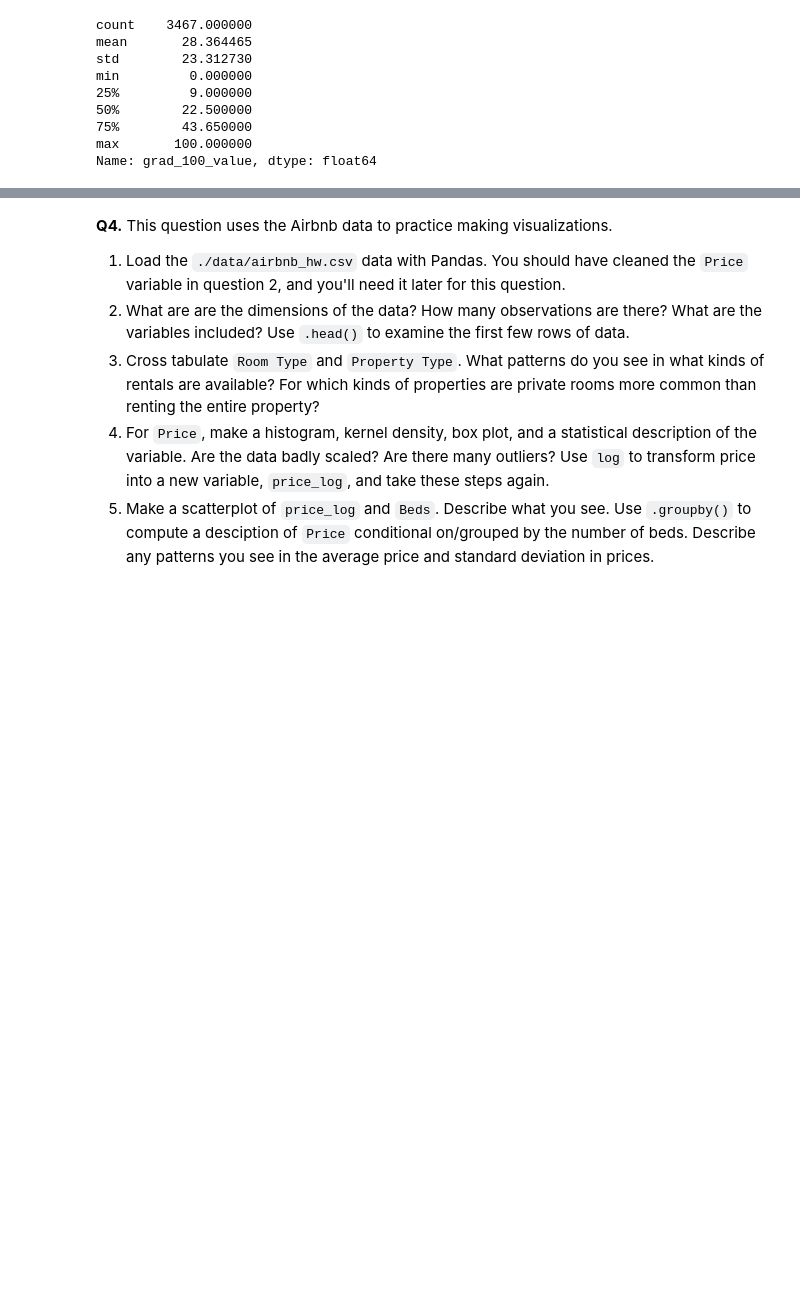
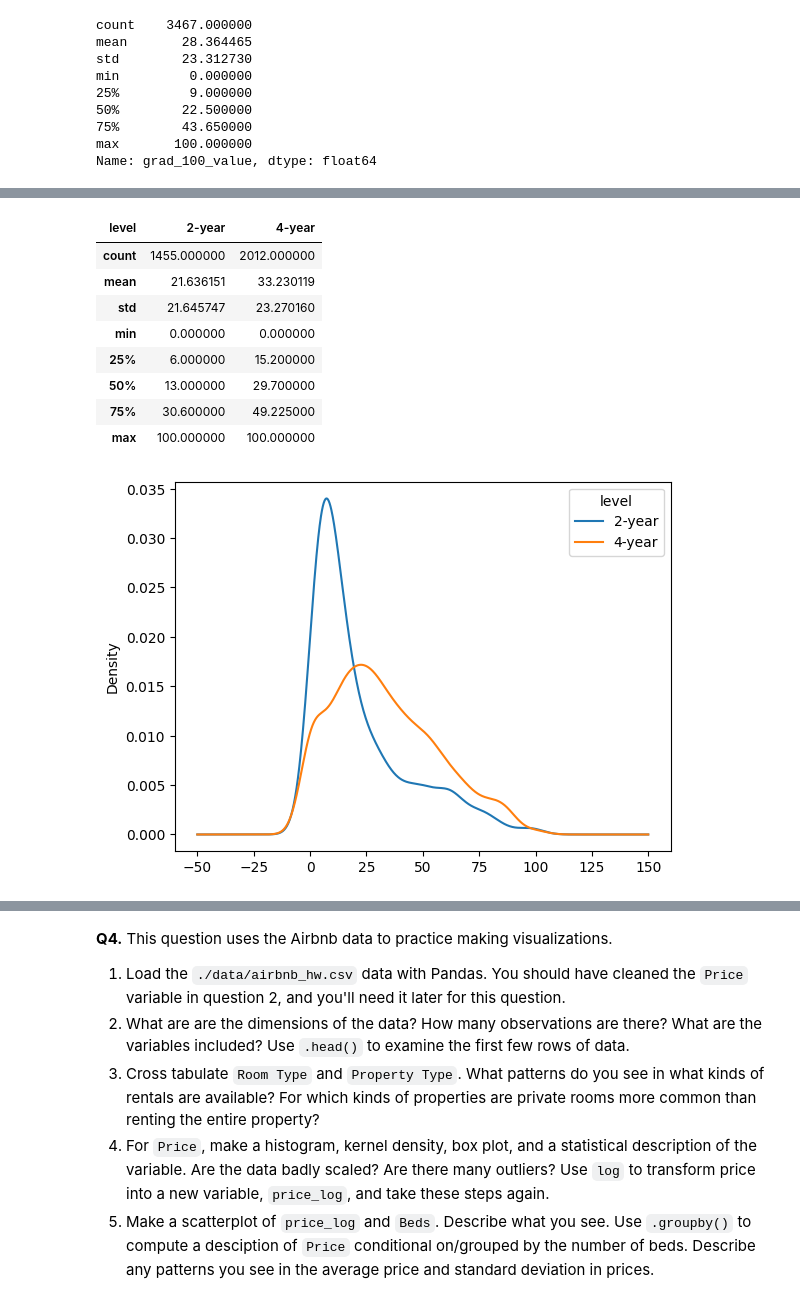
Before and after one commit to chrryyy/assignment2, a Jupyter notebook: assignment2.ipynb, the cells around one changed output, grey strips where cells are left out. Cells and saved outputs as stored; diff of their text form; code cells hidden in the pictures; blank space fills up the shorter version.

```diff
--- a/assignment2.ipynb
+++ b/assignment2.ipynb
@@ -249,0 +271,20 @@ Name: grad_100_value, dtype: float64
+# %%
+# Part 5 - Grouped by level
+college_level = college.pivot(columns = "level", values = "grad_100_value")
+college_level.plot.density()
+college_level.describe()
+
+# From the plot, we see that there is a peak and most of the density under the bell curve for 2-year institutions are between 0 and 25 on the x-axis, indicating that most of the time
+# at 2-year institutions that the percentage of undegraduates who graduated on time were between 0-25%. On the other hand, the density beyond 25 on the x-axis is greater when looking at
+# the 4-year curve, so 4-year institutions appear to have better graduation rates.
+# %% [output]
+| level | 2-year | 4-year |
+| count | 1455.000000 | 2012.000000 |
+| mean | 21.636151 | 33.230119 |
+| std | 21.645747 | 23.270160 |
+| min | 0.000000 | 0.000000 |
+| 25% | 6.000000 | 15.200000 |
+| 50% | 13.000000 | 29.700000 |
+| 75% | 30.600000 | 49.225000 |
+| max | 100.000000 | 100.000000 |
+[figure, added]
```
Also changed, not shown: parts of 2 cells of this notebook.
